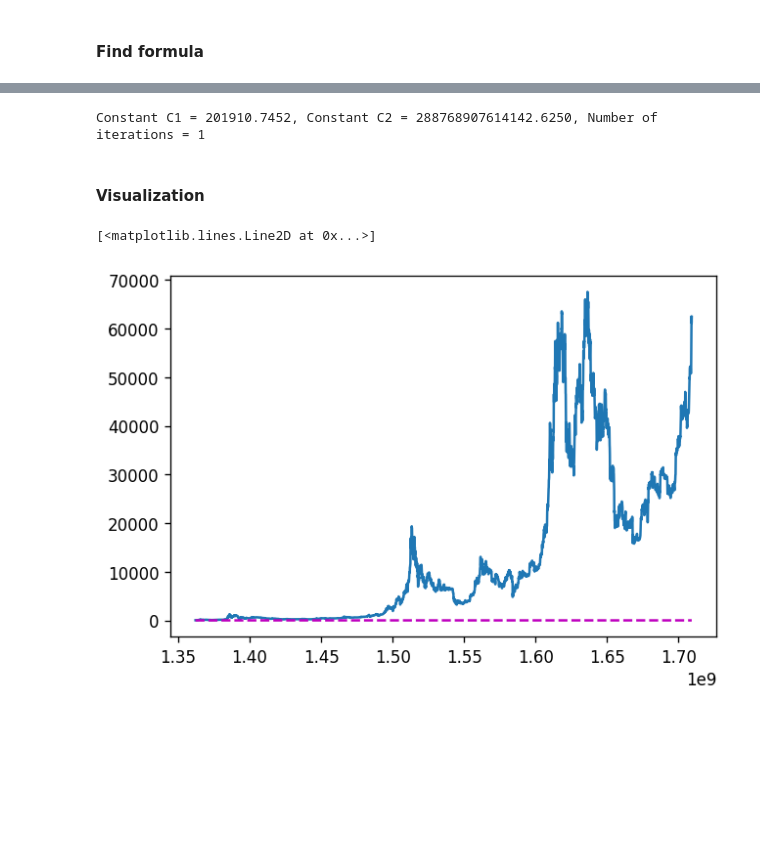
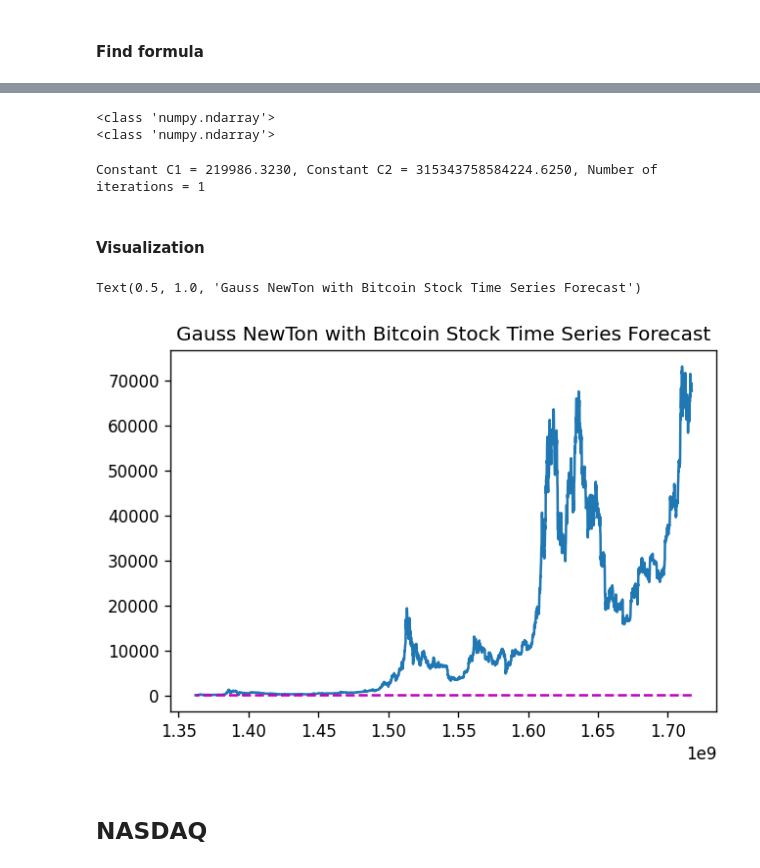
Before and after one commit to Annatruc/IS403_O22_HTCL_3, a Jupyter notebook: Models/Team3_GAUSS_NEWTON.ipynb, the cells around one changed output, grey strips where cells are left out. Cells and saved outputs as stored; diff of their text form; code cells hidden in the pictures; blank space fills up the shorter version.

```diff
--- a/Models/Team3_GAUSS_NEWTON.ipynb
+++ b/Models/Team3_GAUSS_NEWTON.ipynb
@@ -13,0 +9,21 @@ y = np.array(df["Price"])
+# %%
+df = pd.read_csv('Bitcoin Historical Data.csv', header=0, delimiter=',')
+
+# Chuyển đổi cột ngày thành định dạng datetime
+df['Date'] = pd.to_datetime(df['Date'], format='%d/%m/%Y')
+
+# Chuyển đổi cột ngày trở lại thành chuỗi với định dạng "%m/%d/%Y"
+# Visualize the data
+
+
+df['Date'] = df['Date'].dt.strftime('%m/%d/%Y')
+df['Date'] = pd.to_datetime(df['Date']).astype('int64') // 10**9
+
+for col in ['Price', 'Open', 'High', 'Low']:
+    df[col] = df[col].str.replace(',', '').astype(float)
+
+print(df)
+x = np.array(df["Date"])
+y = np.array(df["Price"])
+
+df.info()
@@ -14 +48,7 @@ y = np.array(df["Price"])
+# %%
+print(type(y))
+print(type(x))
+# %% [output]
+<class 'numpy.ndarray'>
+<class 'numpy.ndarray'>
 # %%
@@ -58,21 +96,23 @@ initial_guess = np.array([1.0, 1.0])
 J = np.zeros((len(x),len(initial_guess)))
 #3. Khởi tạo giá trị Iter
 i = 0
+x, y
 
 B_opt, n_iter = gauss_newton(x, y, initial_guess)
 C1, C2 = B_opt
 print(f'Constant C1 = {C1:.4f}, Constant C2 = {C2:.4f}, Number of iterations = {n_iter}')
 # %% [output]
-Constant C1 = 201910.7452, Constant C2 = 288768907614142.6250, Number of iterations = 1
+Constant C1 = 219986.3230, Constant C2 = 315343758584224.6250, Number of iterations = 1
 # %% [markdown]
 #### Visualization
 # %%
-import matplotlib.pyplot as plt
-
 pred = (C1*x)/(C2+x)
 plt.figure(1, figsize=(6,4), dpi=120)
 plt.plot(x, y)
 plt.plot(x,pred, "--m", label='Predict')
+plt.title('Gauss NewTon with Bitcoin Stock Time Series Forecast')
 # %% [output]
-[<matplotlib.lines.Line2D at 0x...>]
+Text(0.5, 1.0, 'Gauss NewTon with Bitcoin Stock Time Series Forecast')
-[figure, old version]
+[figure, new version]
+# %% [markdown]
+## NASDAQ
```
Also changed, not shown: parts of 17 cells of this notebook, 3 other files.
